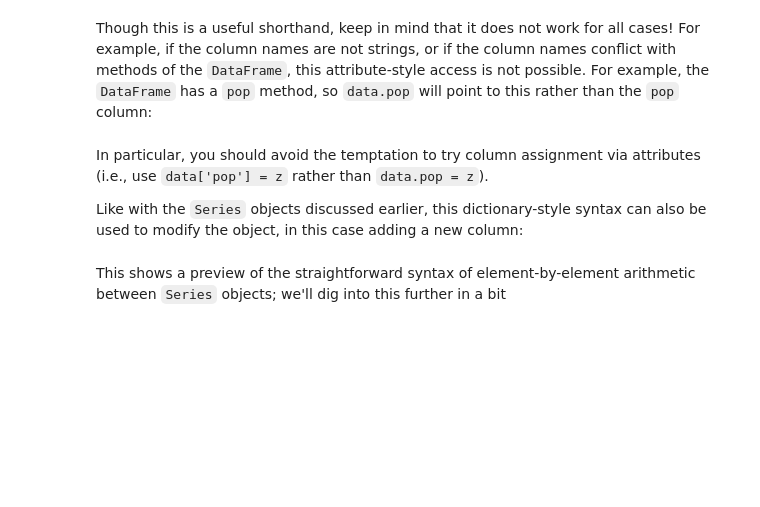
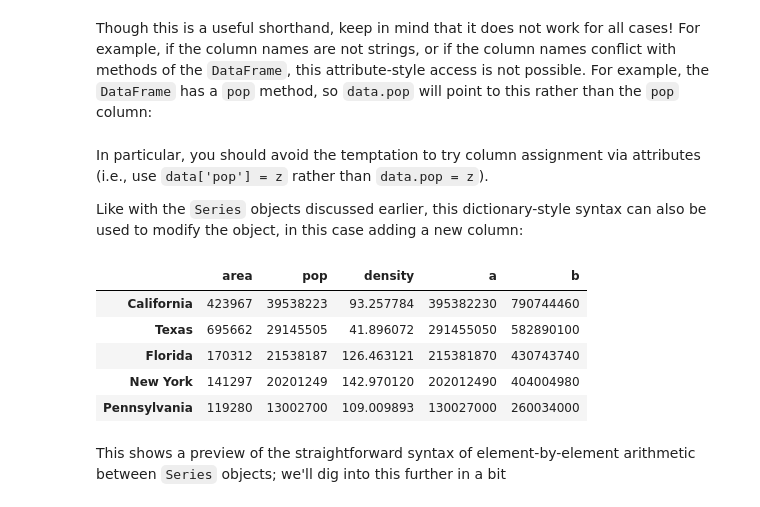
Before and after one commit to jostinjerico/github.io, a Jupyter notebook: DAEM_01.ipynb, the cells around one changed output. Saved outputs shown, nothing was run; the diff lists cells and outputs as text; code cells hidden in the pictures; blank space fills up the shorter version.

```diff
--- a/DAEM_01.ipynb
+++ b/DAEM_01.ipynb
@@ -482,7 +781,16 @@ In particular, you should avoid the temptation to try column assignment via attr
 Like with the `Series` objects discussed earlier, this dictionary-style syntax can also be used to modify the object, in this case adding a new column:
 # %%
 data['density'] = data['pop'] / data['area']
+data['a'] = data['pop'] * 10
+data['b'] = data['a']*2-20000
 data
+# %% [output]
+|  | area | pop | density | a | b |
+| California | 423967 | 39538223 | 93.257784 | 395382230 | 790744460 |
+| Texas | 695662 | 29145505 | 41.896072 | 291455050 | 582890100 |
+| Florida | 170312 | 21538187 | 126.463121 | 215381870 | 430743740 |
+| New York | 141297 | 20201249 | 142.970120 | 202012490 | 404004980 |
+| Pennsylvania | 119280 | 13002700 | 109.009893 | 130027000 | 260034000 |
 # %% [markdown]
 This shows a preview of the straightforward syntax of element-by-element arithmetic between `Series` objects; we'll dig into this further in a bit
 # %% [markdown]
```
Also changed, not shown: parts of 49 cells of this notebook.
